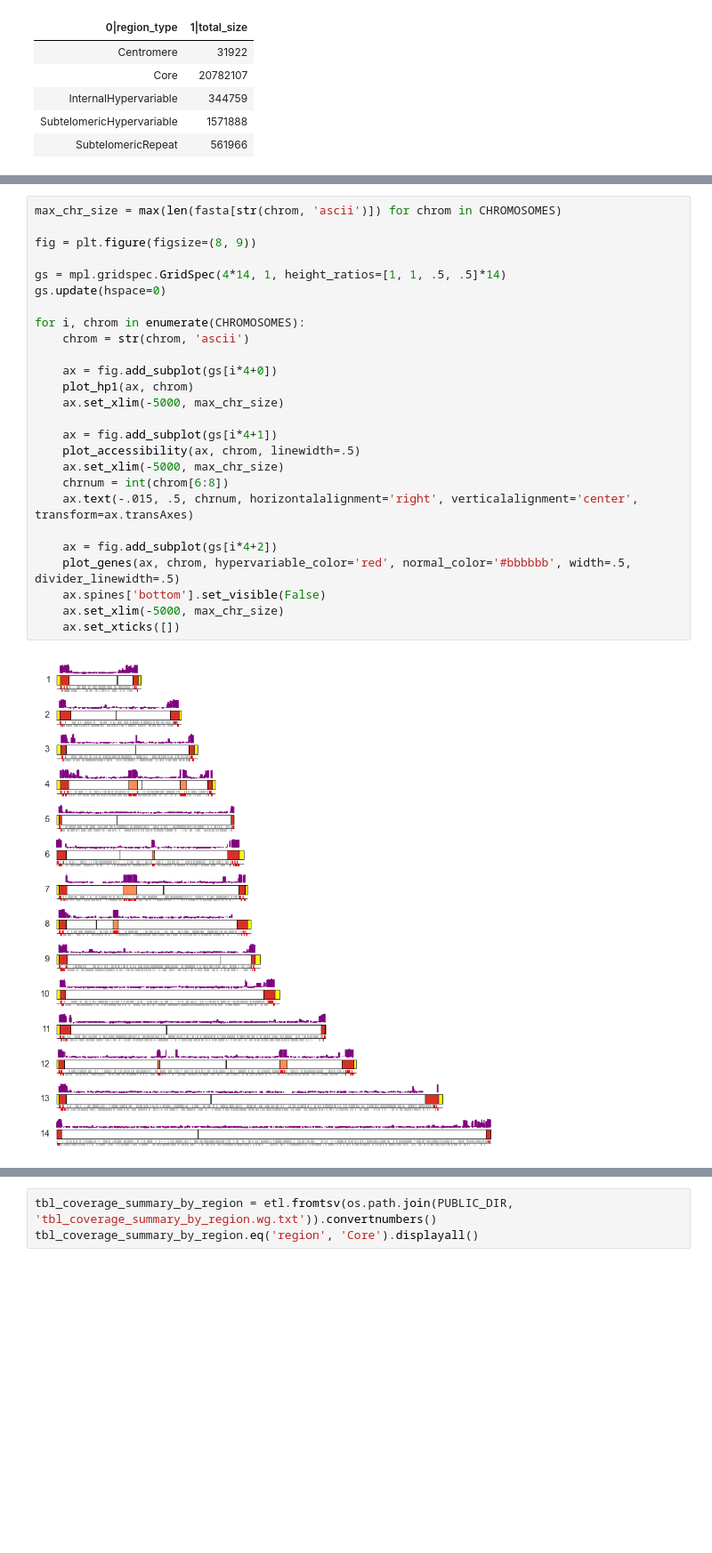
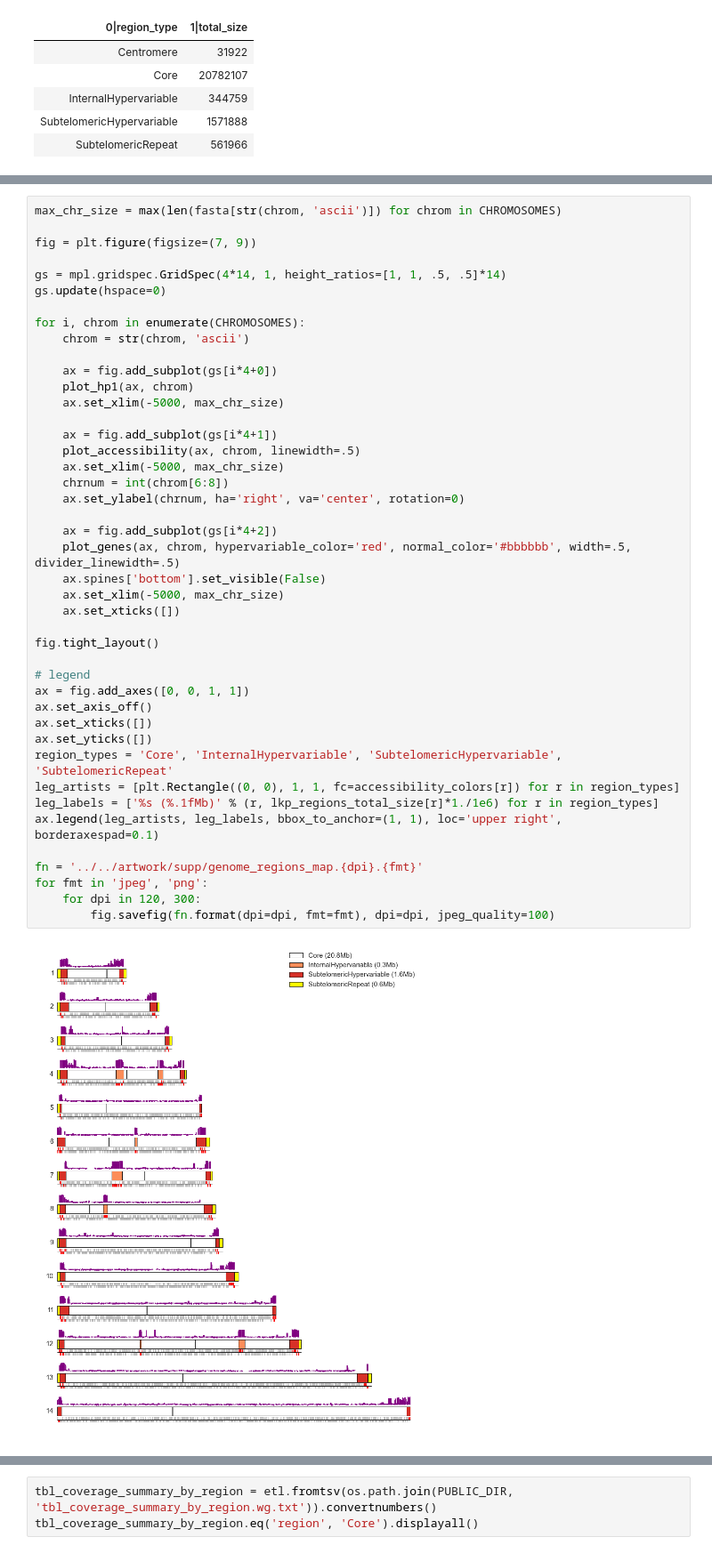
Before and after one commit to wtchg-kwiatkowski/pfx-paper-2015, a Jupyter notebook: supplementary/notebooks/genome_accessibility.ipynb, the cells around one changed output, grey strips where cells are left out. Shown at 89% size. Saved outputs shown, nothing was run; the diff lists cells and outputs as text; blank space fills up the shorter version.

Commit message:
accessibility

```diff
--- a/supplementary/notebooks/genome_accessibility.ipynb
+++ b/supplementary/notebooks/genome_accessibility.ipynb
@@ -47,28 +37,45 @@ Below is a plot of the genome region classification, including data on heterochr
 # %%
 max_chr_size = max(len(fasta[str(chrom, 'ascii')]) for chrom in CHROMOSOMES)
 
-fig = plt.figure(figsize=(8, 9))
+fig = plt.figure(figsize=(7, 9))
 
 gs = mpl.gridspec.GridSpec(4*14, 1, height_ratios=[1, 1, .5, .5]*14)
 gs.update(hspace=0)
 
 for i, chrom in enumerate(CHROMOSOMES):
     chrom = str(chrom, 'ascii')
 
     ax = fig.add_subplot(gs[i*4+0])
     plot_hp1(ax, chrom)
     ax.set_xlim(-5000, max_chr_size)
 
     ax = fig.add_subplot(gs[i*4+1])
     plot_accessibility(ax, chrom, linewidth=.5)
     ax.set_xlim(-5000, max_chr_size)
     chrnum = int(chrom[6:8])
-    ax.text(-.015, .5, chrnum, horizontalalignment='right', verticalalignment='center', transform=ax.transAxes)
+    ax.set_ylabel(chrnum, ha='right', va='center', rotation=0)
 
     ax = fig.add_subplot(gs[i*4+2])
     plot_genes(ax, chrom, hypervariable_color='red', normal_color='#bbbbbb', width=.5, divider_linewidth=.5)
     ax.spines['bottom'].set_visible(False)
     ax.set_xlim(-5000, max_chr_size)
     ax.set_xticks([])
+
+fig.tight_layout()
+
+# legend
+ax = fig.add_axes([0, 0, 1, 1])
+ax.set_axis_off()
+ax.set_xticks([])
+ax.set_yticks([])
+region_types = 'Core', 'InternalHypervariable', 'SubtelomericHypervariable', 'SubtelomericRepeat'
+leg_artists = [plt.Rectangle((0, 0), 1, 1, fc=accessibility_colors[r]) for r in region_types]
+leg_labels = ['%s (%.1fMb)' % (r, lkp_regions_total_size[r]*1./1e6) for r in region_types]
+ax.legend(leg_artists, leg_labels, bbox_to_anchor=(1, 1), loc='upper right', borderaxespad=0.1)
+
+fn = '../../artwork/supp/genome_regions_map.{dpi}.{fmt}'
+for fmt in 'jpeg', 'png':
+    for dpi in 120, 300:
+        fig.savefig(fn.format(dpi=dpi, fmt=fmt), dpi=dpi, jpeg_quality=100)
 # %% [output]
-[figure, old version]
+[figure, new version]
```
Also changed, not shown: parts of 5 cells of this notebook, 2 other files.
